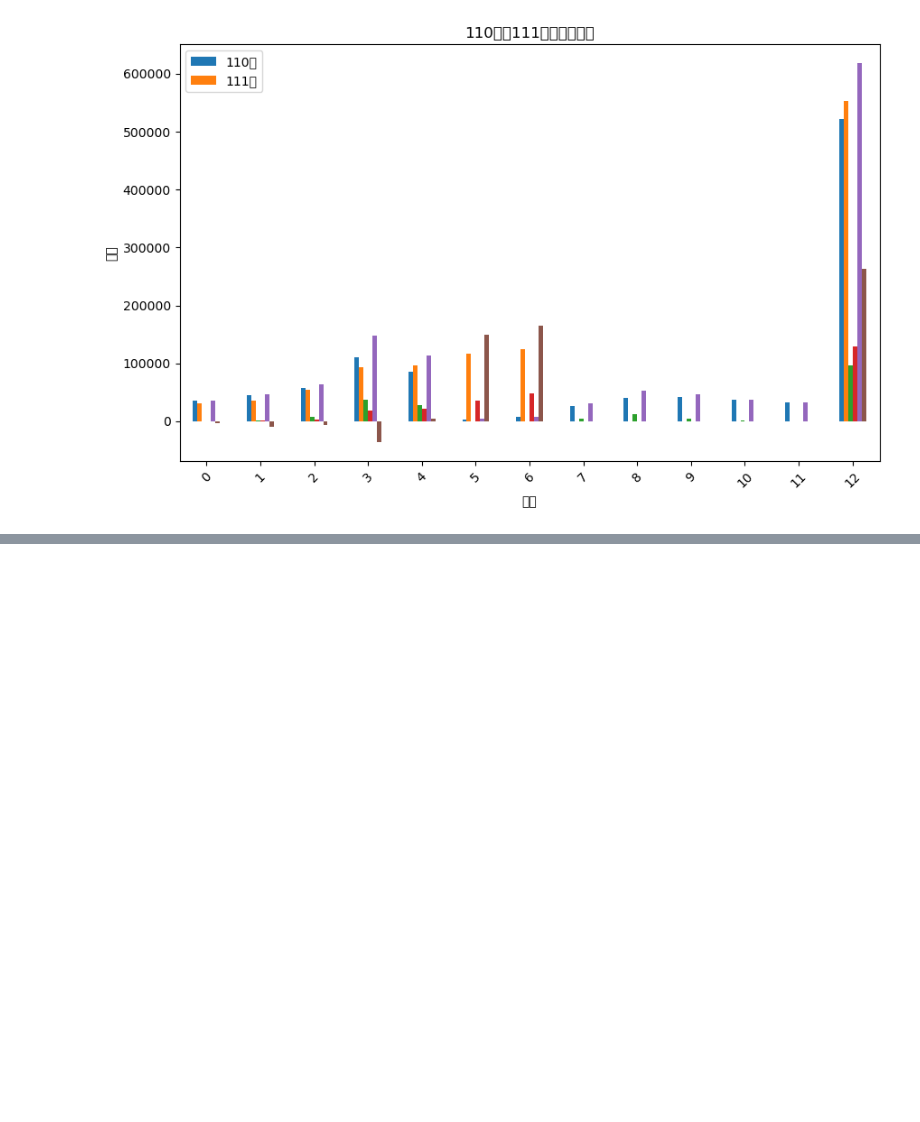
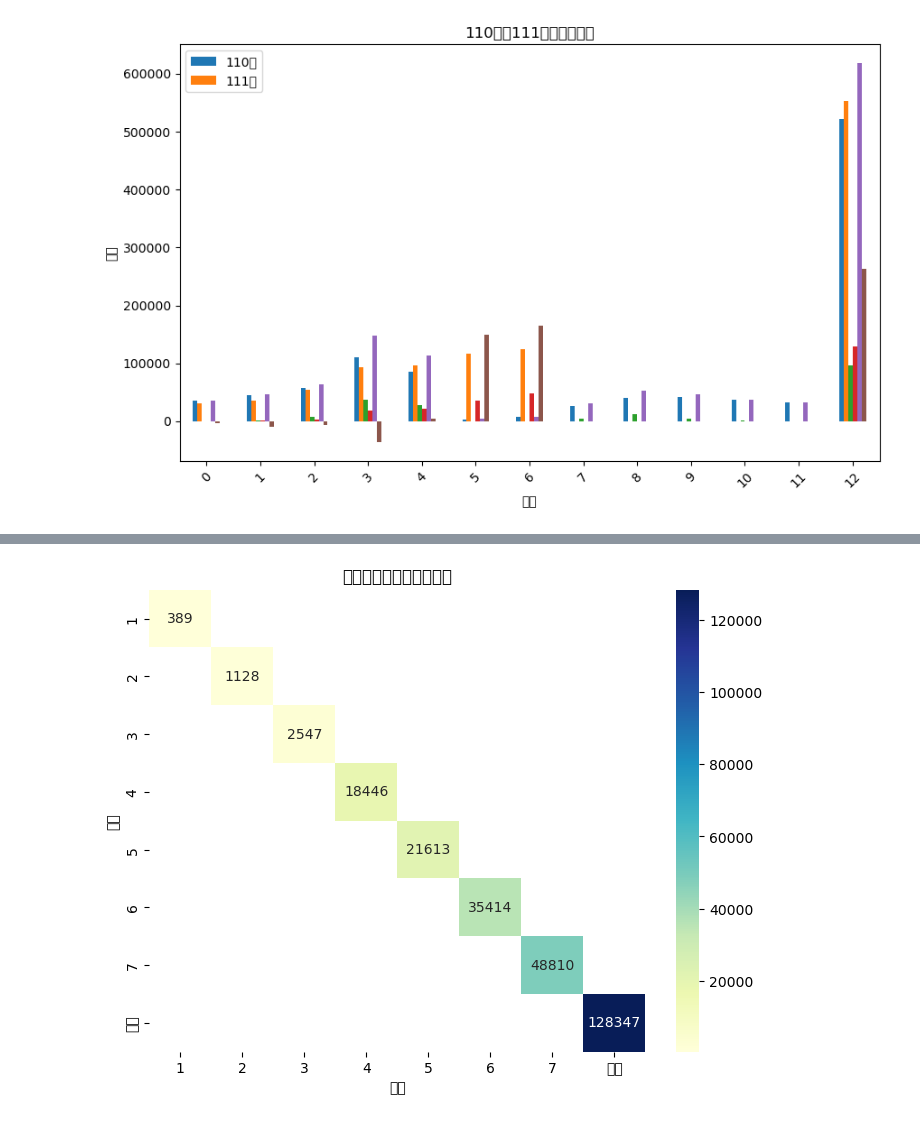
Before and after one commit to aegsgrsg13555/plrepo, a Jupyter notebook: HW5.ipynb, the cells around one changed output, grey strips where cells are left out. Drawn from its saved outputs; the diff is of its cells as text; code cells hidden in the pictures; blank space fills up the shorter version.

```diff
--- a/HW5.ipynb
+++ b/HW5.ipynb
@@ -80,0 +134,27 @@ plt.show()
+# %%
+import pandas as pd
+import seaborn as sns
+import matplotlib.pyplot as plt
+
+# 讀取檔案
+orgdata = pd.read_csv("澎湖.csv")
+
+# 選擇所需的欄位
+columns = ["月份", "年分-111年：輪船人次"]
+
+# 提取相應的數據
+data = orgdata[columns]
+
+# 進行資料透視
+pivot_data = data.pivot_table(index="月份", columns="月份", values="年分-111年：輪船人次")
+
+# 繪製熱力圖
+plt.figure(figsize=(8, 6))
+sns.heatmap(pivot_data, cmap="YlGnBu", annot=True, fmt=".0f")
+plt.xlabel('月份')
+plt.ylabel('月份')
+plt.title('月份與觀光客人次熱力圖')
+
+plt.show()
+# %% [output]
+[figure, added]
```
Also changed, not shown: parts of 2 cells of this notebook.
